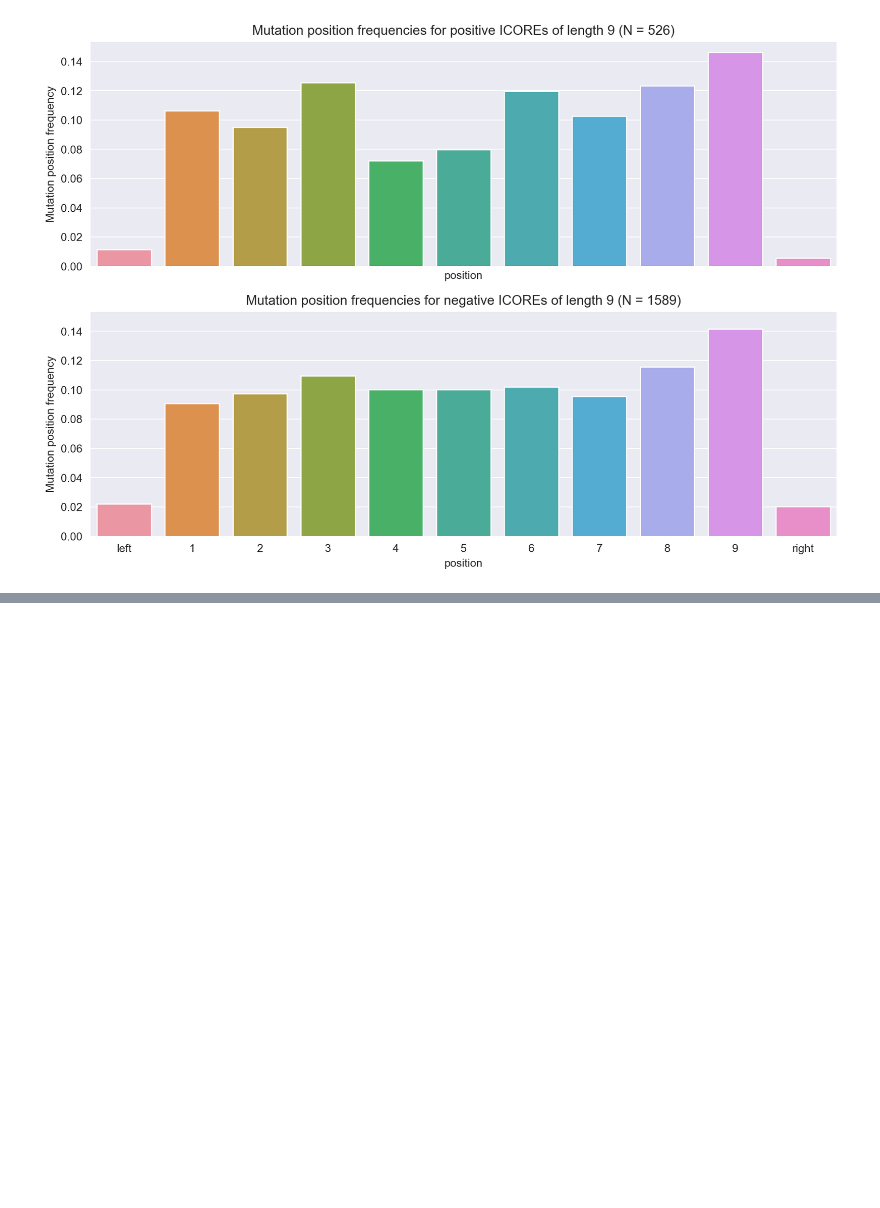
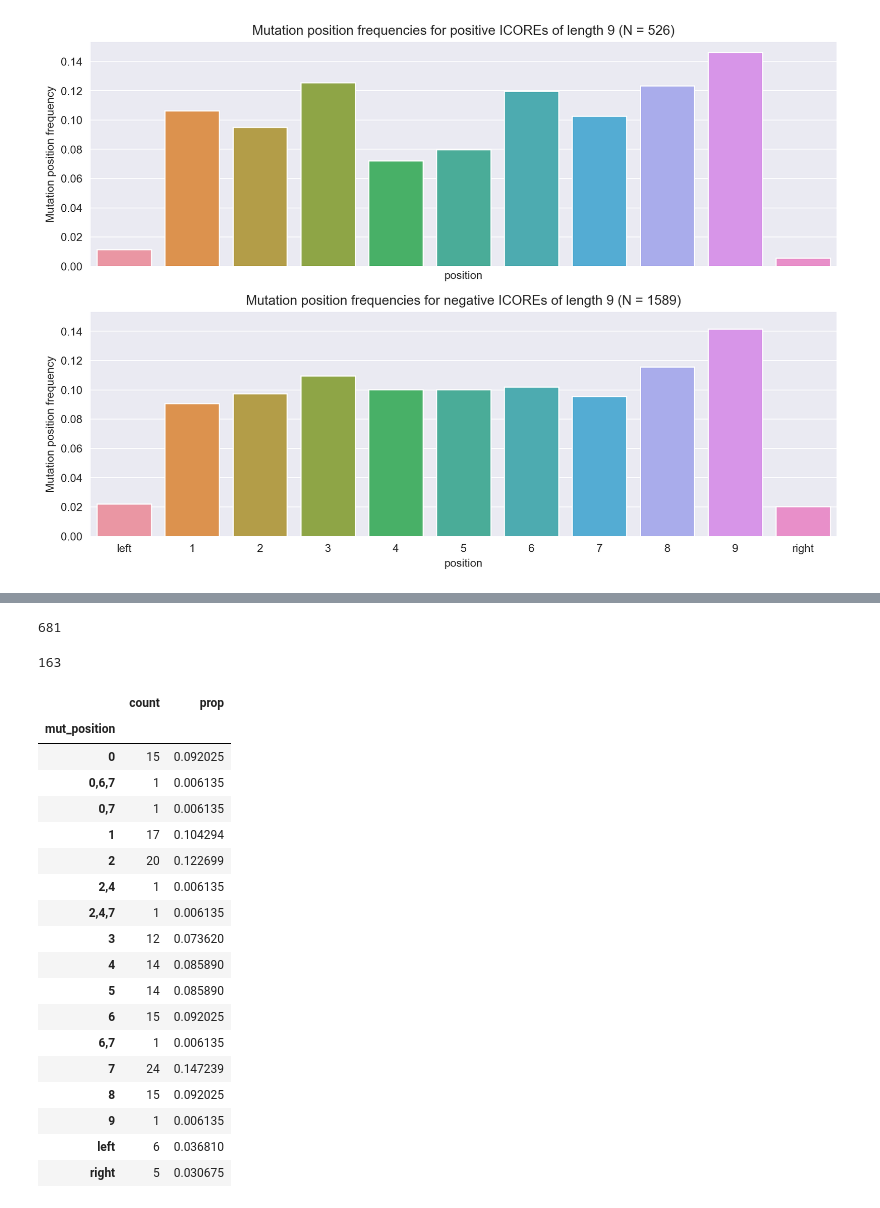
Before and after one commit to richieYT-wan/cedar, a Jupyter notebook: notebook/231017_new_data_and_review.ipynb, the cells around one changed output, grey strips where cells are left out. Saved outputs shown, nothing was run; the diff lists cells and outputs as text; code cells hidden in the pictures; blank space fills up the shorter version.

```diff
--- a/notebook/231017_new_data_and_review.ipynb
+++ b/notebook/231017_new_data_and_review.ipynb
@@ -573,3 +561,5 @@ new_nepdb = new_nepdb.set_index('Peptide').drop(columns=['Unnamed: 0.1', 'Unname
 roc_auc_score(mg['agg_label'],mg['prediction'])
 # %% [output]
 0.6363636363636364
+# %%
+cedar.drop(columns = ['Unnamed: 0.1', 'Unnamed: 0'], inplace=True)
@@ -701,0 +696,8 @@ f.savefig('../../../writing/230131_cedar_paper_1/mut_pos.png', dpi=300, bbox_inc
+# %%
+cedar['mut_position'] = cedar.apply(lambda x: find_difference_location(x['Peptide'], x['wild_type'], x['icore_mut'], x['icore_mutation_position']), axis=1)
+cpos = cedar.query('agg_label==1')
+cneg = cedar.query('agg_label==0')
+same_pos = cpos.query('Peptide==icore_mut')
+diff_pos = cpos.query('Peptide!=icore_mut')
+same_neg = cneg.query('Peptide==icore_mut')
+diff_neg = cneg.query('Peptide!=icore_mut')
@@ -701,0 +714,14 @@ f.savefig('../../../writing/230131_cedar_paper_1/mut_pos.png', dpi=300, bbox_inc
+# %%
+def find_truncation_location(row):
+    peptide = row['Peptide']
+    icore_mut = row['icore_mut']
+
+    if peptide.startswith(icore_mut):
+        return "N-term"
+    elif peptide.endswith(icore_mut):
+        return "C-term"
+    else:
+        return "Both"
+
+diff_pos['trunc_loc'] = diff_pos.apply(find_truncation_location, axis=1)
+diff_neg['trunc_loc'] = diff_neg.apply(find_truncation_location, axis=1)
@@ -701,0 +747,30 @@ f.savefig('../../../writing/230131_cedar_paper_1/mut_pos.png', dpi=300, bbox_inc
+# %%
+len(diff_neg)
+# %% [output]
+681
+# %%
+pos_positions = diff_pos.groupby(['mut_position']).agg(count=('Peptide','count'))
+pos_positions['prop'] = pos_positions['count'] / len(diff_pos)
+print(len(diff_pos))
+pos_positions
+# %% [output]
+163
+|  | count | prop |
+| mut_position |  |  |
+| 0 | 15 | 0.092025 |
+| 0,6,7 | 1 | 0.006135 |
+| 0,7 | 1 | 0.006135 |
+| 1 | 17 | 0.104294 |
+| 2 | 20 | 0.122699 |
+| 2,4 | 1 | 0.006135 |
+| 2,4,7 | 1 | 0.006135 |
+| 3 | 12 | 0.073620 |
+| 4 | 14 | 0.085890 |
+| 5 | 14 | 0.085890 |
+| 6 | 15 | 0.092025 |
+| 6,7 | 1 | 0.006135 |
+| 7 | 24 | 0.147239 |
+| 8 | 15 | 0.092025 |
+| 9 | 1 | 0.006135 |
+| left | 6 | 0.036810 |
+| right | 5 | 0.030675 |
```
Also changed, not shown: parts of 41 cells of this notebook, 8 other files.
